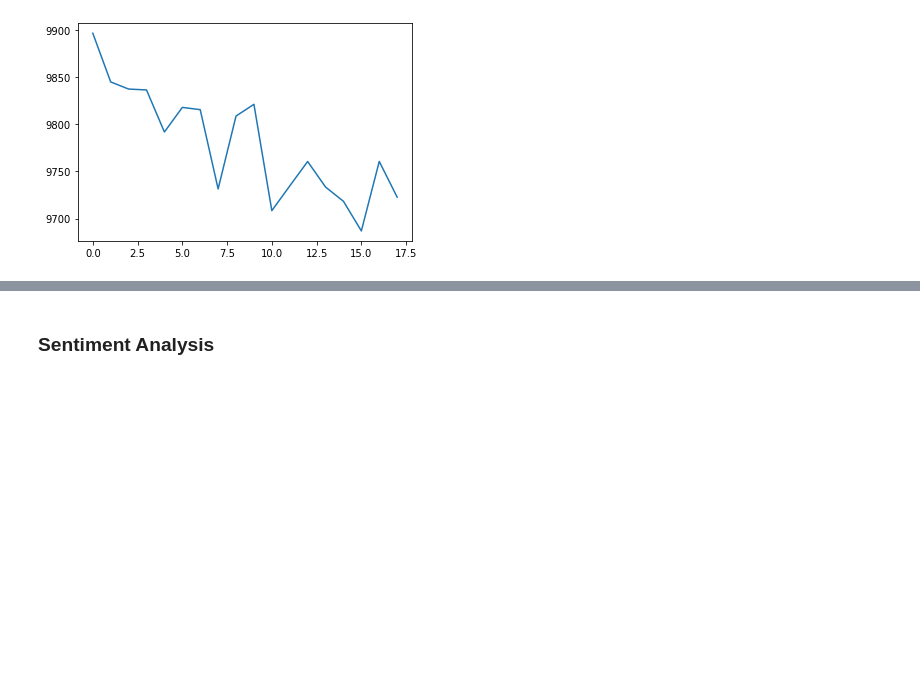
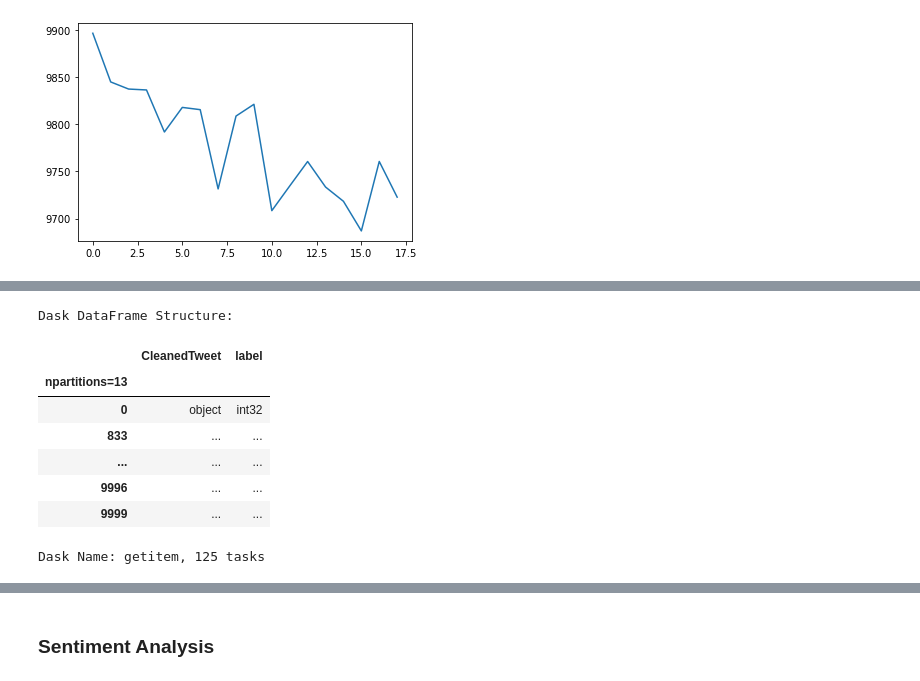
Before and after one commit to regmibishal1/data605-ASD, a Jupyter notebook: Data605-ASD-Project.ipynb, the cells around one changed output, grey strips where cells are left out. Drawn from its saved outputs; the diff is of its cells as text; code cells hidden in the pictures; blank space fills up the shorter version.

```diff
--- a/Data605-ASD-Project.ipynb
+++ b/Data605-ASD-Project.ipynb
@@ -297,0 +360,13 @@ plt.plot(inertias)
+# %%
+subset = clusterData[clusterData.columns[5:7]]
+subset
+# %% [output]
+Dask DataFrame Structure:
+|  | CleanedTweet | label |
+| npartitions=13 |  |  |
+| 0 | object | int32 |
+| 833 | ... | ... |
+| ... | ... | ... |
+| 9996 | ... | ... |
+| 9999 | ... | ... |
+Dask Name: getitem, 125 tasks
```
Also changed, not shown: parts of 20 cells of this notebook, 1 other file.
